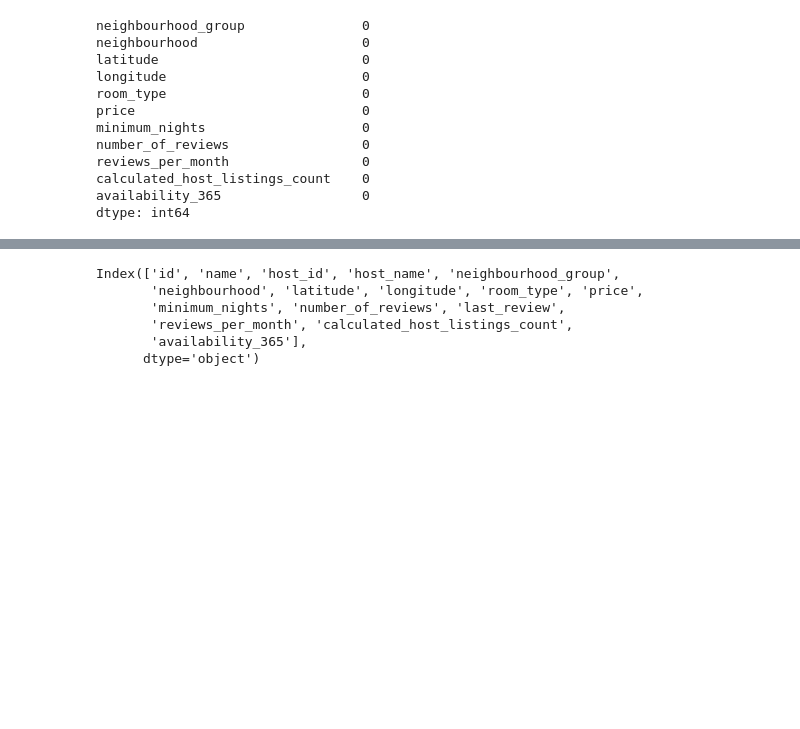
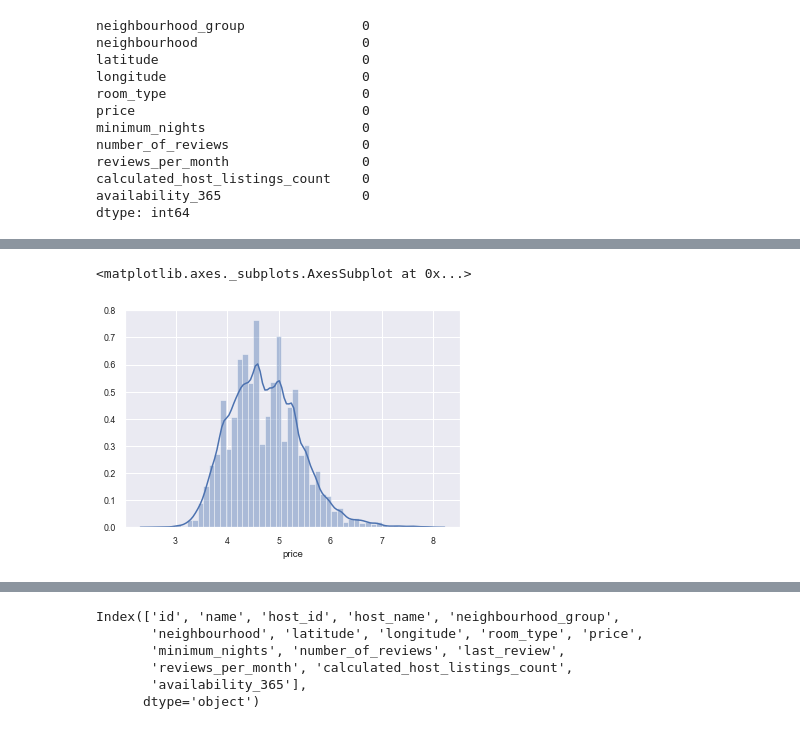
Before and after one commit to pawelmotek/Smart-pricing-airbnb-project, a Jupyter notebook: Project_airbnb_NY.ipynb, the cells around one changed output, grey strips where cells are left out. Cells and saved outputs as stored; diff of their text form; code cells hidden in the pictures; blank space fills up the shorter version.

```diff
--- a/Project_airbnb_NY.ipynb
+++ b/Project_airbnb_NY.ipynb
@@ -181,0 +173,4 @@ df.head()
+# %%
+df = df[np.log1p(df['price'])<8]
+df = df[np.log1p(df['price'])>2.5]
+df.price.describe()
@@ -181,0 +187,6 @@ df.head()
+# %%
+df['price'] = np.log1p(df['price'])
+sns.distplot(df['price'])
+# %% [output]
+<matplotlib.axes._subplots.AxesSubplot at 0x...>
+[figure, added]
```
Also changed, not shown: parts of 27 cells of this notebook.
